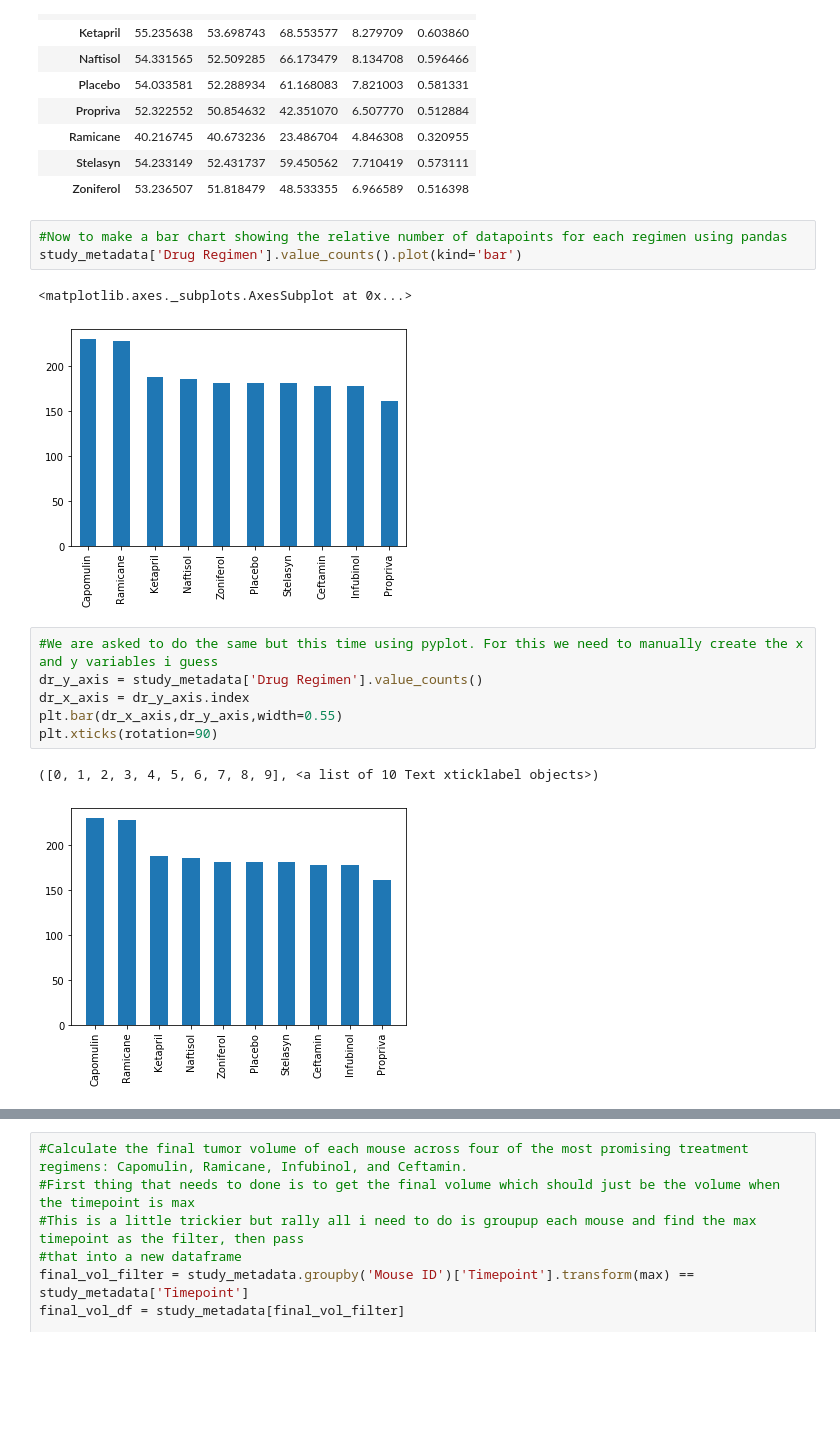
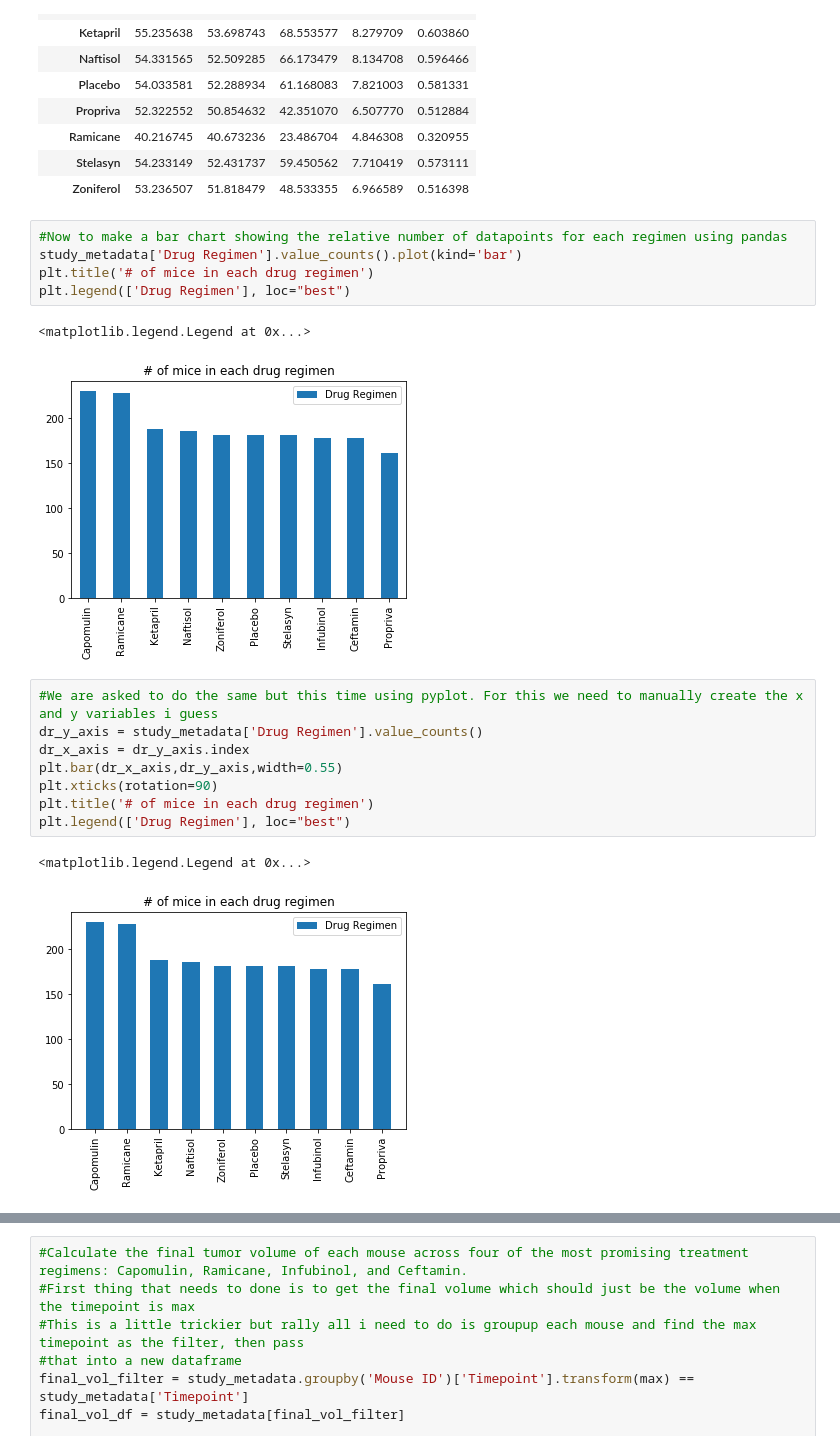
Before and after one commit to wonderbug2020/matplotlib-challenge, a Jupyter notebook: main1.ipynb, the cells around one changed output, grey strips where cells are left out. Cells and saved outputs as stored; diff of their text form; blank space fills up the shorter version.

```diff
--- a/main1.ipynb
+++ b/main1.ipynb
@@ -30,17 +30,21 @@ stat_sum
 # %%
 #Now to make a bar chart showing the relative number of datapoints for each regimen using pandas
 study_metadata['Drug Regimen'].value_counts().plot(kind='bar')
+plt.title('# of mice in each drug regimen')
+plt.legend(['Drug Regimen'], loc="best")
 # %% [output]
-<matplotlib.axes._subplots.AxesSubplot at 0x...>
+<matplotlib.legend.Legend at 0x...>
-[figure, old version]
+[figure, new version]
 # %%
 #We are asked to do the same but this time using pyplot. For this we need to manually create the x and y variables i guess
 dr_y_axis = study_metadata['Drug Regimen'].value_counts()
 dr_x_axis = dr_y_axis.index
 plt.bar(dr_x_axis,dr_y_axis,width=0.55)
 plt.xticks(rotation=90)
+plt.title('# of mice in each drug regimen')
+plt.legend(['Drug Regimen'], loc="best")
 # %% [output]
-([0, 1, 2, 3, 4, 5, 6, 7, 8, 9], <a list of 10 Text xticklabel objects>)
+<matplotlib.legend.Legend at 0x...>
-[figure, old version]
+[figure, new version]
 # %%
 #Now we want to do the same general thing but with a pie chart and the split between male and female mice
```
Also changed, not shown: parts of 6 cells of this notebook.
